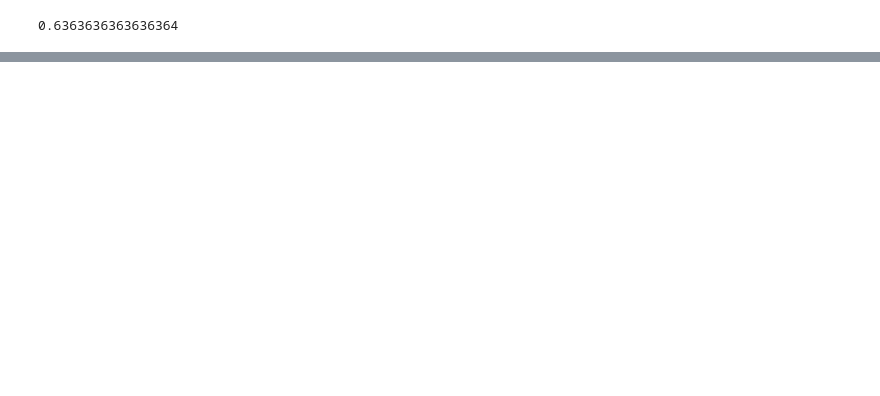
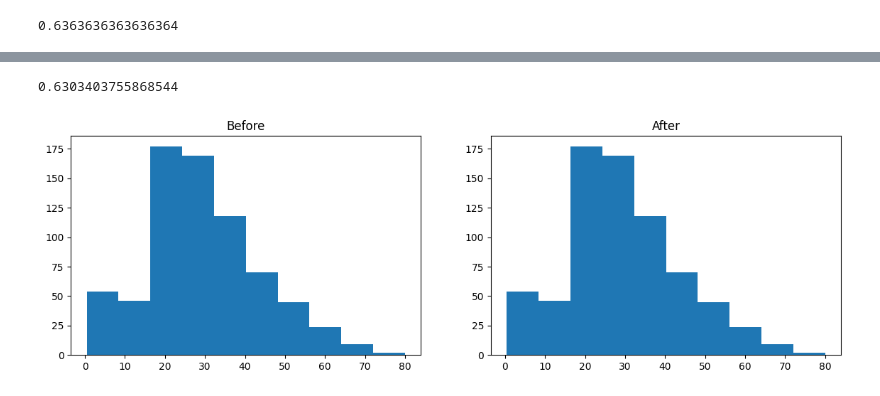
Before and after one commit to ShiluAILearner/ML_Practice_Repo, a Jupyter notebook: Binning and Binarization/Binning.ipynb, the cells around one changed output, grey strips where cells are left out. Drawn from its saved outputs; the diff is of its cells as text; code cells hidden in the pictures; blank space fills up the shorter version.

```diff
--- a/Binning and Binarization/Binning.ipynb
+++ b/Binning and Binarization/Binning.ipynb
@@ -147,0 +153,5 @@ discretizer(10,'quantile')
+# %%
+discretizer(5,'kmeans')
+# %% [output]
+0.6303403755868544
+[figure, added]
```
Also changed, not shown: parts of 7 cells of this notebook, 5 other files.
